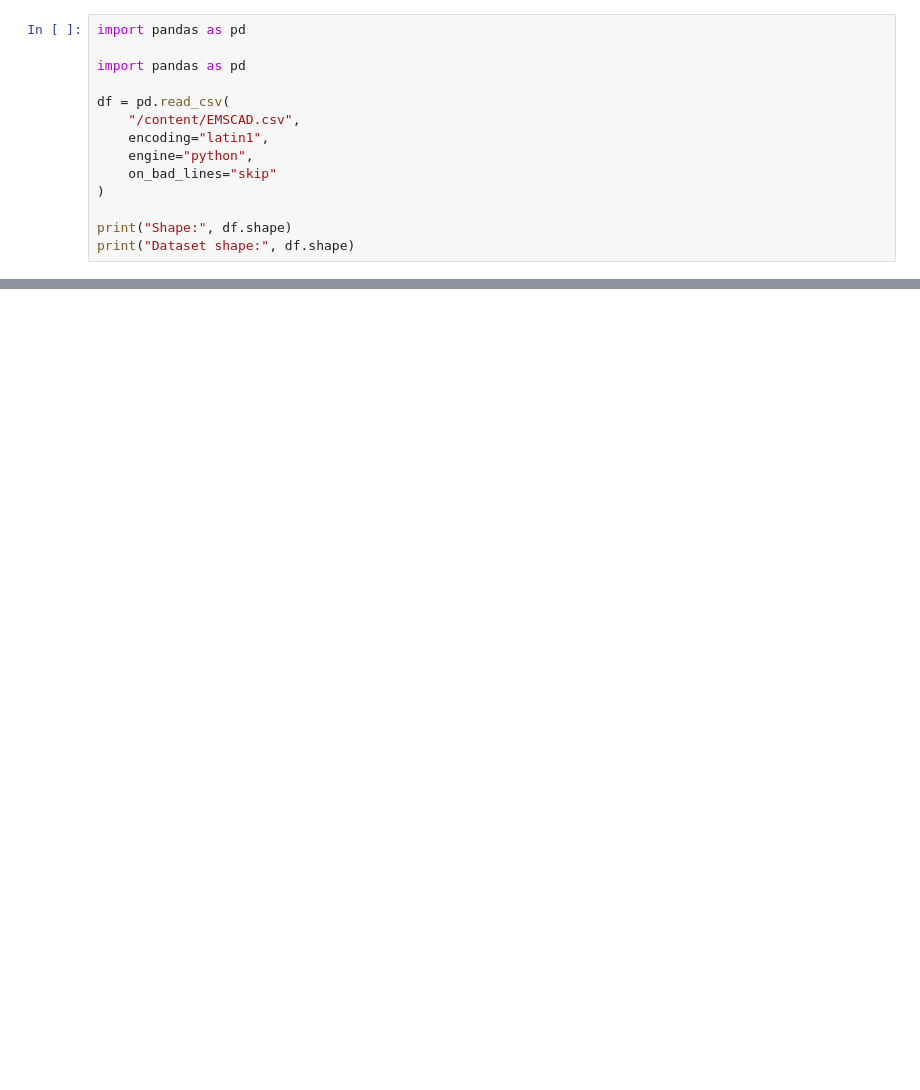
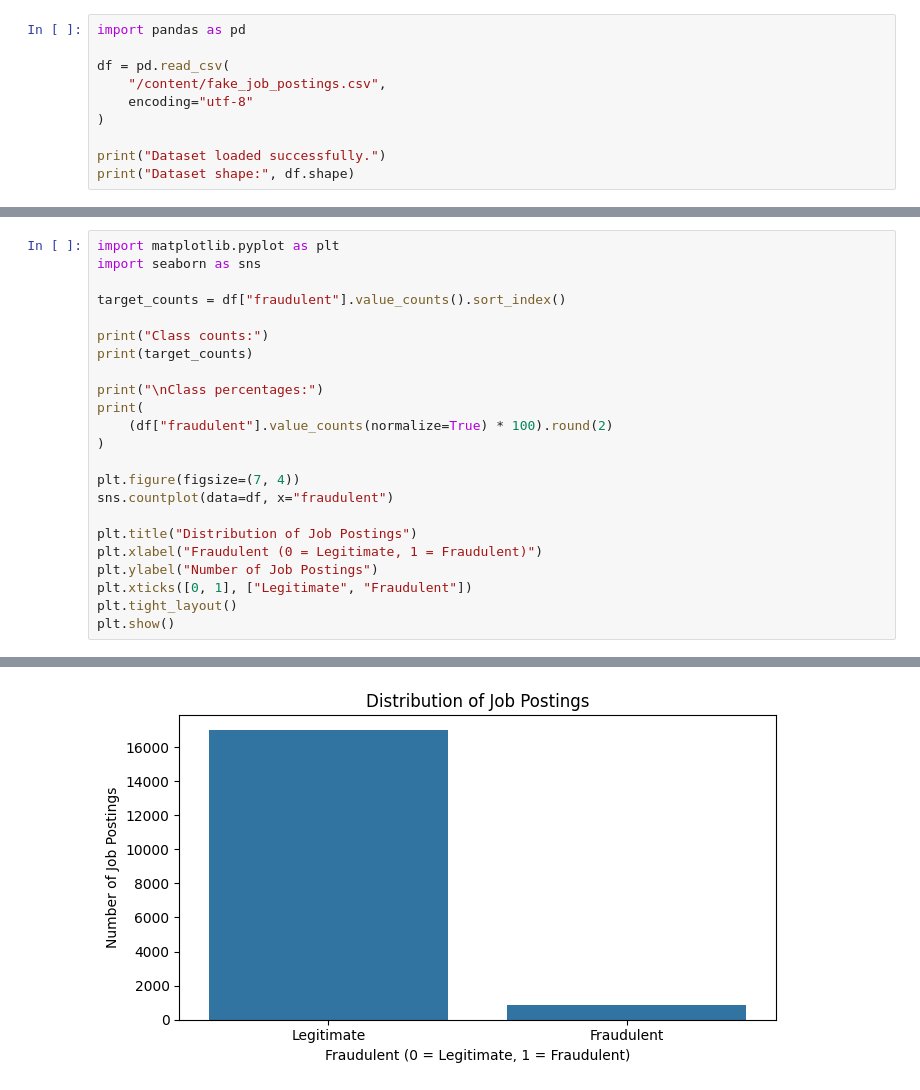
Before and after one commit to auyashas/fake-job-posting-analyzer, a Jupyter notebook: fakeJobPostAnalyzer.ipynb, the cells around one changed output, grey strips where cells are left out. Saved outputs shown, nothing was run; the diff lists cells and outputs as text; blank space fills up the shorter version.

```diff
--- a/fakeJobPostAnalyzer.ipynb
+++ b/fakeJobPostAnalyzer.ipynb
@@ -3,15 +92,11 @@
 # %%
 import pandas as pd
 
-import pandas as pd
-
 df = pd.read_csv(
-    "/content/EMSCAD.csv",
-    encoding="latin1",
-    engine="python",
-    on_bad_lines="skip"
+    "/content/fake_job_postings.csv",
+    encoding="utf-8"
 )
 
-print("Shape:", df.shape)
+print("Dataset loaded successfully.")
 print("Dataset shape:", df.shape)
 # %% [output]
@@ -53,0 +139,24 @@ dtype: int64
+# %%
+import matplotlib.pyplot as plt
+import seaborn as sns
+
+target_counts = df["fraudulent"].value_counts().sort_index()
+
+print("Class counts:")
+print(target_counts)
+
+print("\nClass percentages:")
+print(
+    (df["fraudulent"].value_counts(normalize=True) * 100).round(2)
+)
+
+plt.figure(figsize=(7, 4))
+sns.countplot(data=df, x="fraudulent")
+
+plt.title("Distribution of Job Postings")
+plt.xlabel("Fraudulent (0 = Legitimate, 1 = Fraudulent)")
+plt.ylabel("Number of Job Postings")
+plt.xticks([0, 1], ["Legitimate", "Fraudulent"])
+plt.tight_layout()
+plt.show()
+# %% [output]
@@ -53,0 +174 @@ dtype: int64
+[figure, added]
```
Also changed, not shown: parts of 29 cells of this notebook.
